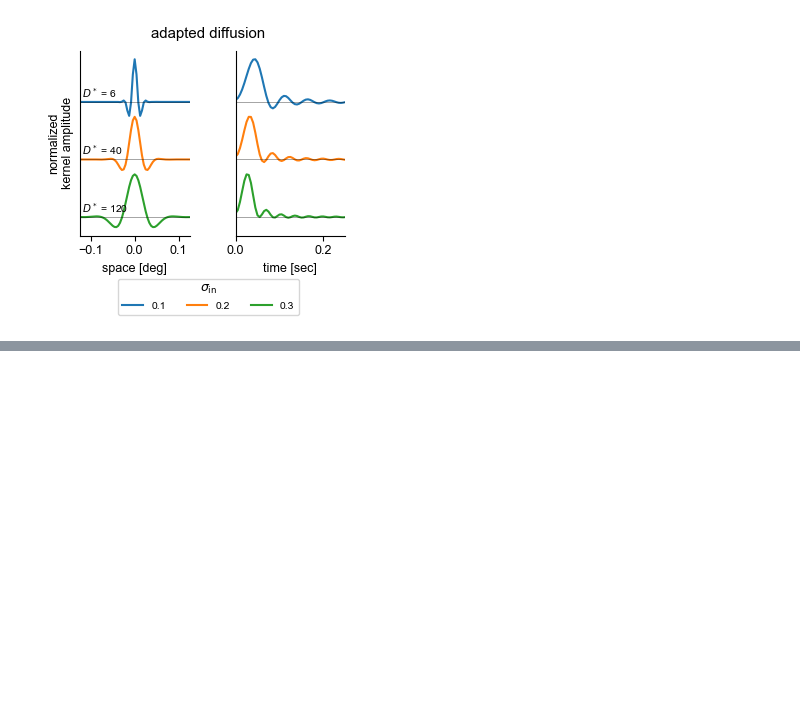
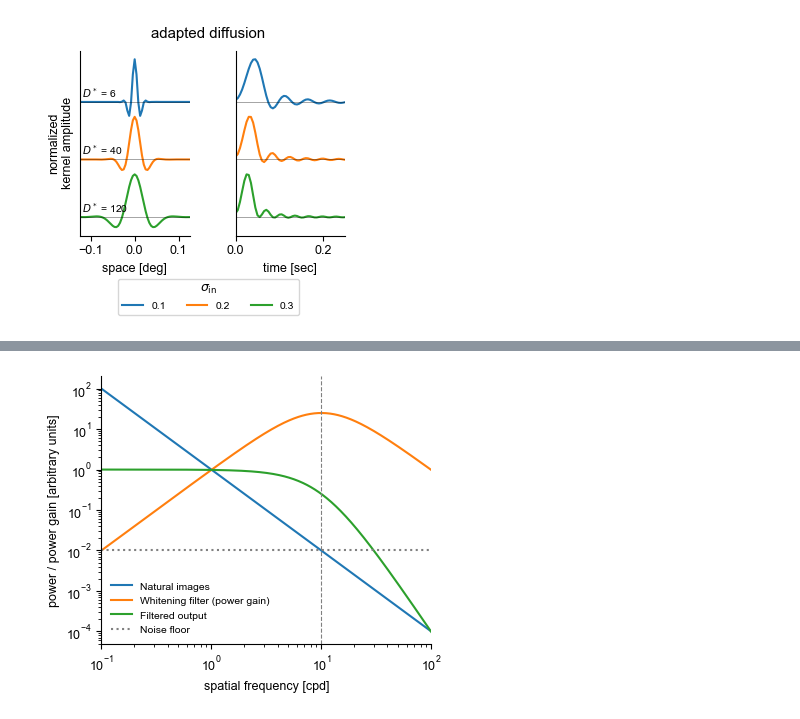
Before and after one commit to Yates-Lab/efficient-coding-drift-spectrum, a Jupyter notebook: scripts/moving_retina_paper_figures.ipynb, the cells around one changed output, grey strips where cells are left out. Cells and saved outputs as stored; diff of their text form; code cells hidden in the pictures; blank space fills up the shorter version.

```diff
--- a/scripts/moving_retina_paper_figures.ipynb
+++ b/scripts/moving_retina_paper_figures.ipynb
@@ -1034,0 +1076,22 @@ plt.savefig(RESULTS / "vary_noise_redlich_adapted.pdf",bbox_inches="tight")
+# %%
+fig, ax = plt.subplots(figsize=(0.6 * fw, hw))
+
+ax.loglog(k, signal, label="Natural images")
+ax.loglog(k, gain, label="Whitening filter (power gain)")
+ax.loglog(k, output, label="Filtered output")
+
+ax.axhline(noise, color="grey", linestyle=":", label="Noise floor")
+ax.axvline(k_cut, color="grey", linestyle="--", linewidth=0.8)
+
+ax.set(
+    xlabel="spatial frequency [cpd]",
+    ylabel="power / power gain [arbitrary units]",
+    xlim=(k[0], k[-1]),
+)
+ax.spines[["top", "right"]].set_visible(False)
+ax.legend(frameon=False, fontsize="small")
+
+fig.tight_layout()
+plt.show()
+# %% [output]
+[figure, added]
```
Also changed, not shown: parts of 3 cells of this notebook, 3 other files.
